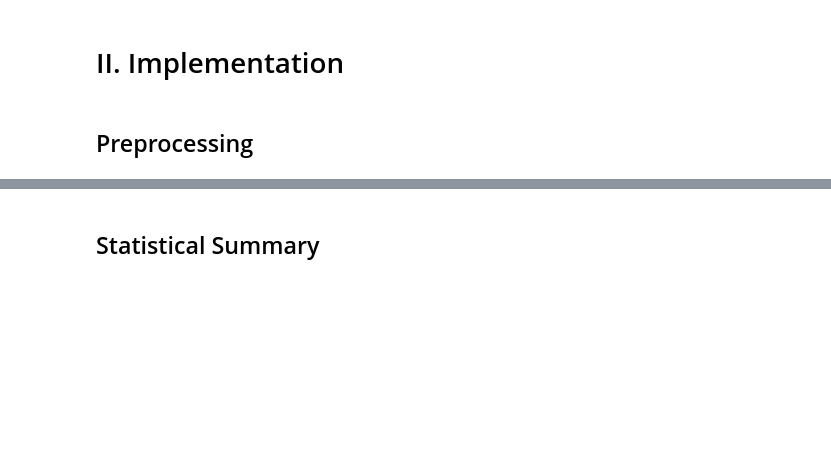
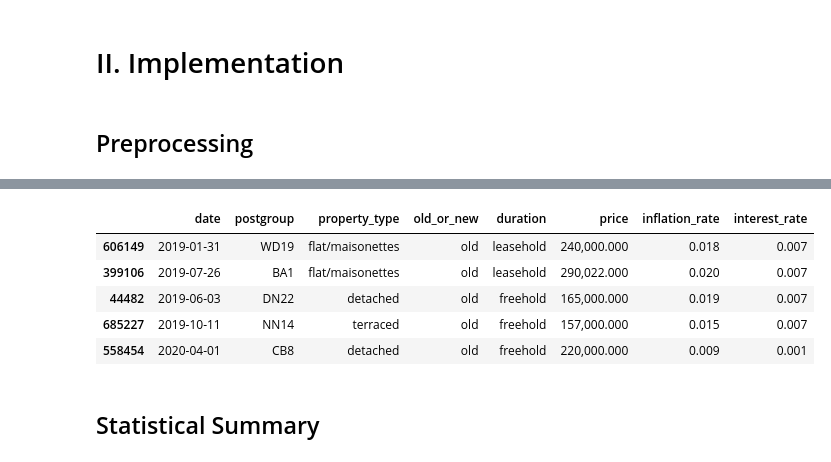
Before and after one commit to hudsonmendes/uolondon-cm3005-dsc, a Jupyter notebook: report.ipynb, the cells around one changed output, grey strips where cells are left out. Saved outputs shown, nothing was run; the diff lists cells and outputs as text; code cells hidden in the pictures; blank space fills up the shorter version.

```diff
--- a/report.ipynb
+++ b/report.ipynb
@@ -176,16 +199,51 @@ interest_df.sample(n=5)
 # %%
+from tqdm import tqdm, trange
 from typing import Callable
-from datetime import date
+from datetime import date, timedelta
+
+tqdm.pandas()
 
 
 def build_rate_extractor(df: pd.DataFrame) -> Callable[[date], float]:
-    return lambda d: df[df.index >= d].sort_index().rate[0]
+    min_date = df.index.min()
+    max_date = df.index.max()
+    cur_date = min_date
+    rate_index = {}
+    first_rate = df.rate[0]
+    prev_rate = first_rate
+    last_rate = df.rate[-1]
+    with trange((max_date - min_date).days, desc="rate_index") as pbar:
+        while cur_date <= max_date:
+            rates = df[df.index == cur_date].rate
+            if rates.any():
+                new_rate = rates[0] / 100.
+                rate_index[cur_date] = new_rate
+                prev_rate =  new_rate
+            else:
+                rate_index[cur_date] = prev_rate
+            cur_date += timedelta(days=1)
+            pbar.update()
+    def get_rate_for_date(d: date) -> float:
+        if d < min_date:
+            return first_rate
+        elif d > max_date:
+            return last_rate
+        else:
+            return rate_index[d]
+    return  get_rate_for_date
 
 
 df = ppd_df.copy()
-df["inflation_rate"] = df.date.map(build_rate_extractor(df=inflation_df))
-df["interest_rate"] = df.date.map(build_rate_extractor(df=interest_df))
+df["inflation_rate"] = df.date.progress_map(build_rate_extractor(df=inflation_df))
+df["interest_rate"] = df.date.progress_map(build_rate_extractor(df=interest_df))
 df.sample(n=5)
+# %% [output]
+|  | date | postgroup | property_type | old_or_new | duration | price | inflation_rate | interest_rate |
+| 606149 | 2019-01-31 | WD19 | flat/maisonettes | old | leasehold | 240,000.000 | 0.018 | 0.007 |
+| 399106 | 2019-07-26 | BA1 | flat/maisonettes | old | leasehold | 290,022.000 | 0.020 | 0.007 |
+| 44482 | 2019-06-03 | DN22 | detached | old | freehold | 165,000.000 | 0.019 | 0.007 |
+| 685227 | 2019-10-11 | NN14 | terraced | old | freehold | 157,000.000 | 0.015 | 0.007 |
+| 558454 | 2020-04-01 | CB8 | detached | old | freehold | 220,000.000 | 0.009 | 0.001 |
 # %% [markdown]
 ## Statistical Summary
 # %% [markdown]
```
Also changed, not shown: parts of 10 cells of this notebook, 1 other file.
